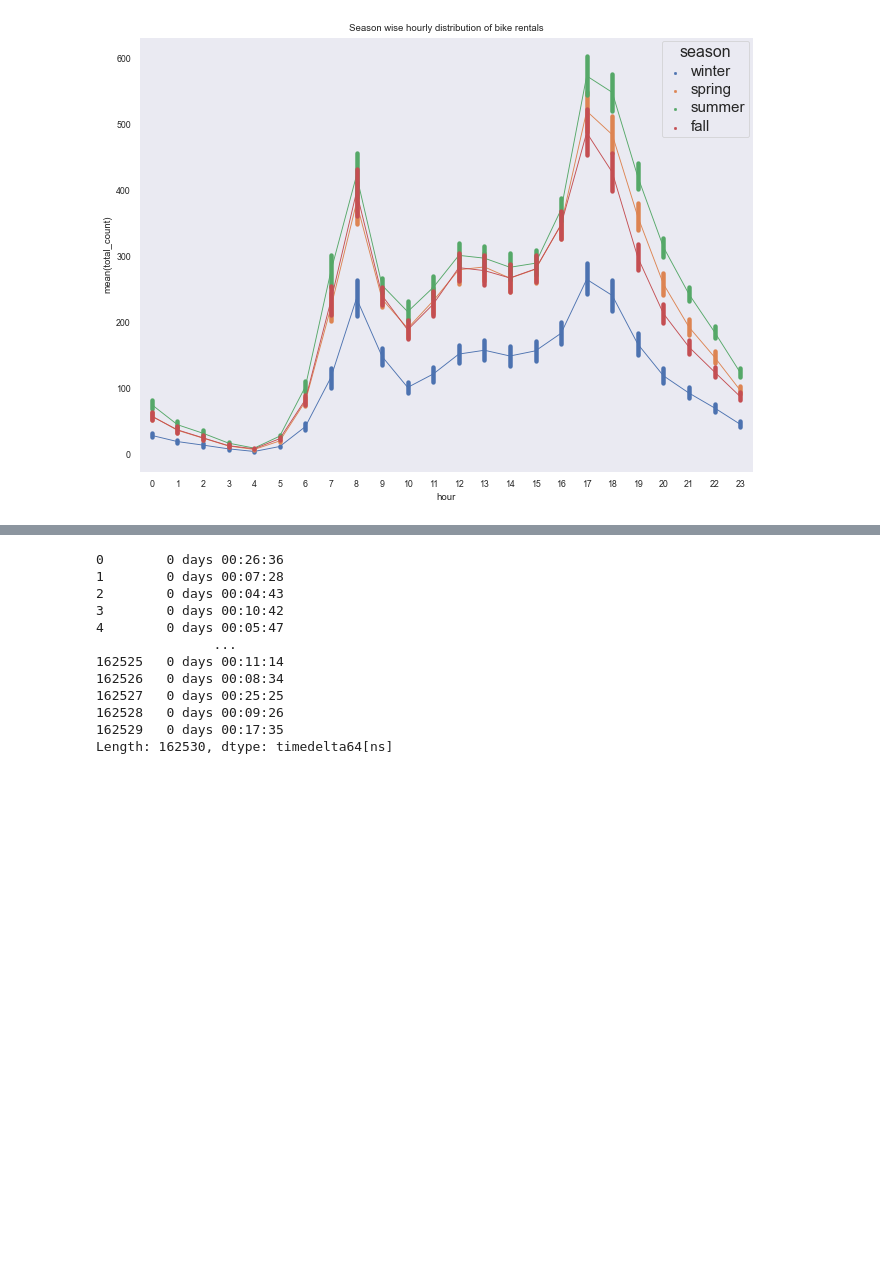
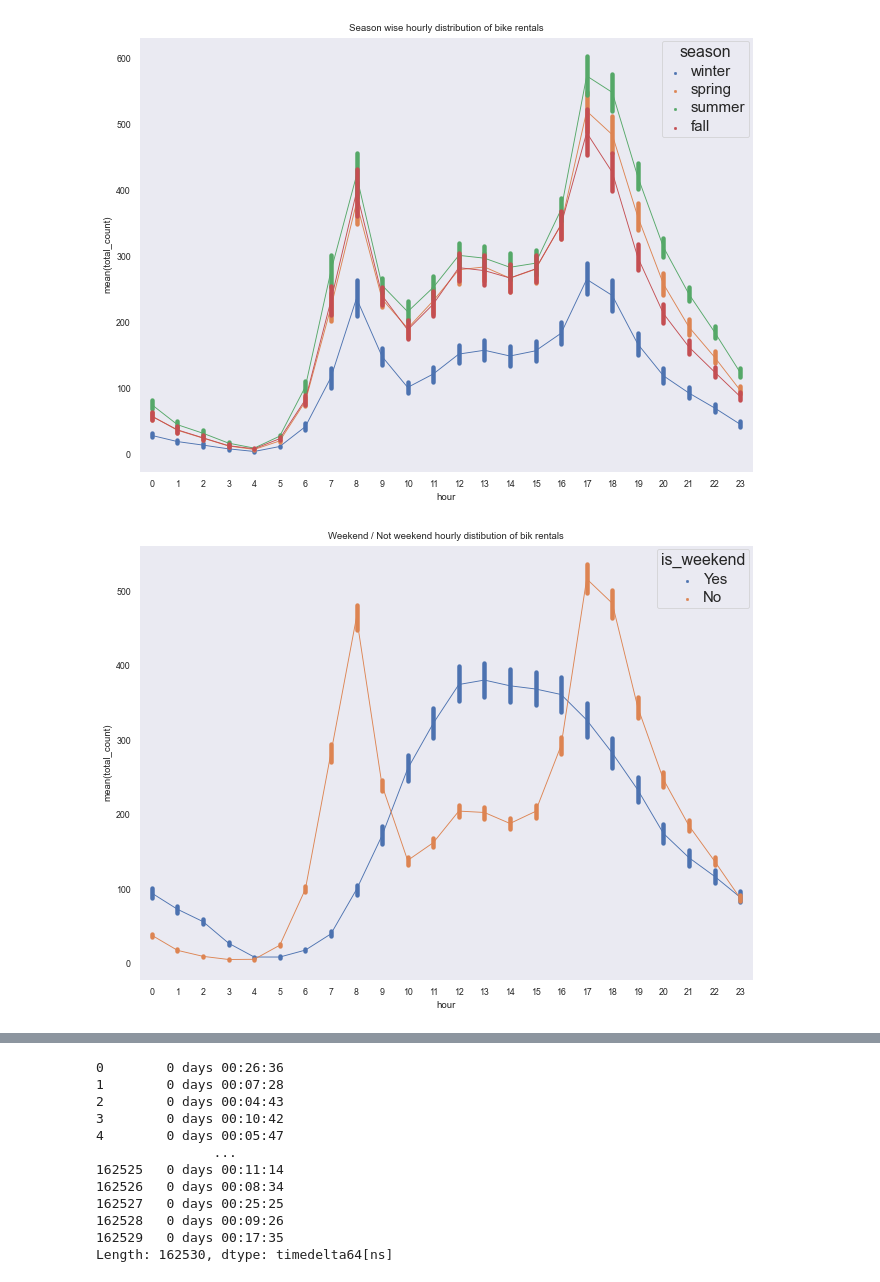
Before and after one commit to shekharbiswas/antelope, a Jupyter notebook: bikesharing.ipynb, the cells around one changed output, grey strips where cells are left out. Cells and saved outputs as stored; diff of their text form; code cells hidden in the pictures; blank space fills up the shorter version.

```diff
--- a/bikesharing.ipynb
+++ b/bikesharing.ipynb
@@ -233,4 +234,17 @@ plt.setp(ax.get_legend().get_title(), fontsize='16') # for legend title
 ax.set(title = 'Season wise hourly distribution of bike rentals',ylabel= 'mean(total_count)');
 # %% [output]
 [figure]
+# %%
+sns.set(rc={'figure.figsize':(11,8)})
+sns.set_context("paper", font_scale=1, rc={"lines.linewidth": 2.5})
+sns.set_style("dark")
+ax = sns.pointplot(data = hdf[['hour','total_count','is_weekend']], x = 'hour', y = 'total_count',
+              scale = 0.2, hue = 'is_weekend');
+
+plt.setp(ax.get_legend().get_texts(), fontsize='15') # for legend text
+plt.setp(ax.get_legend().get_title(), fontsize='16') # for legend title
+
+ax.set(title = 'Weekend / Not weekend hourly distibution of bik rentals',ylabel= 'mean(total_count)');
+# %% [output]
+[figure, added]
 # %%
```
Also changed, not shown: parts of 17 cells of this notebook.
